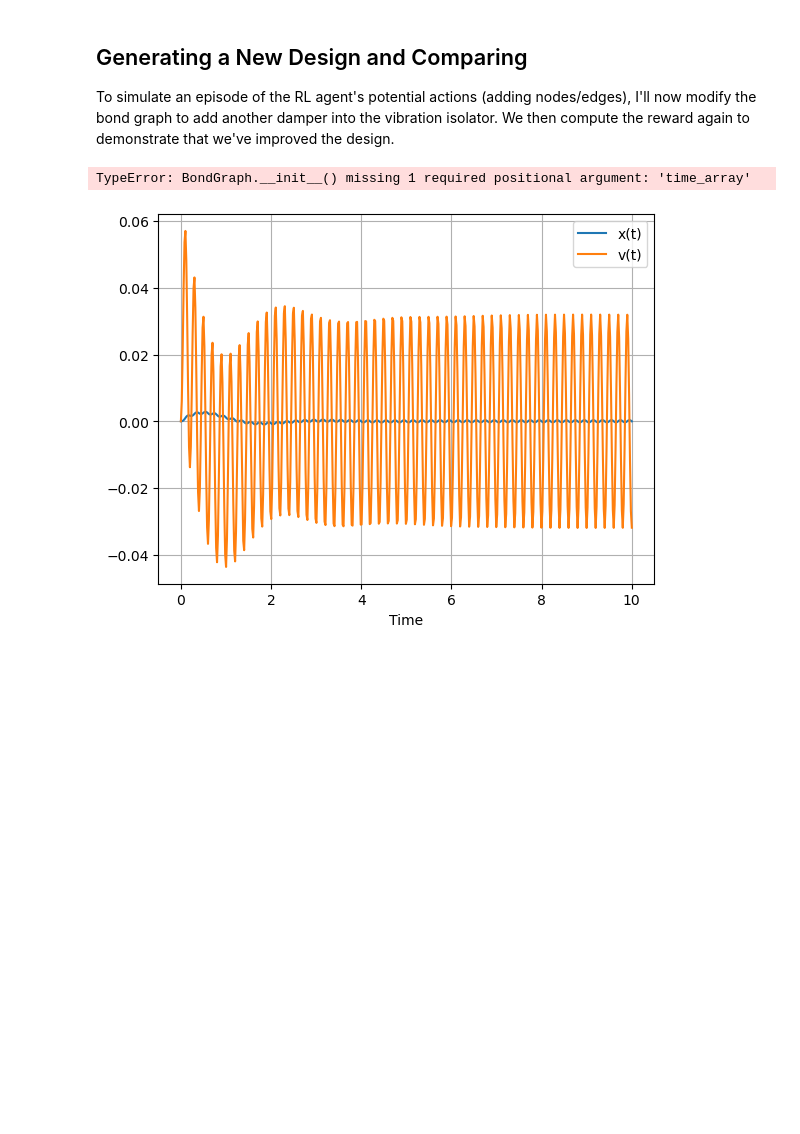
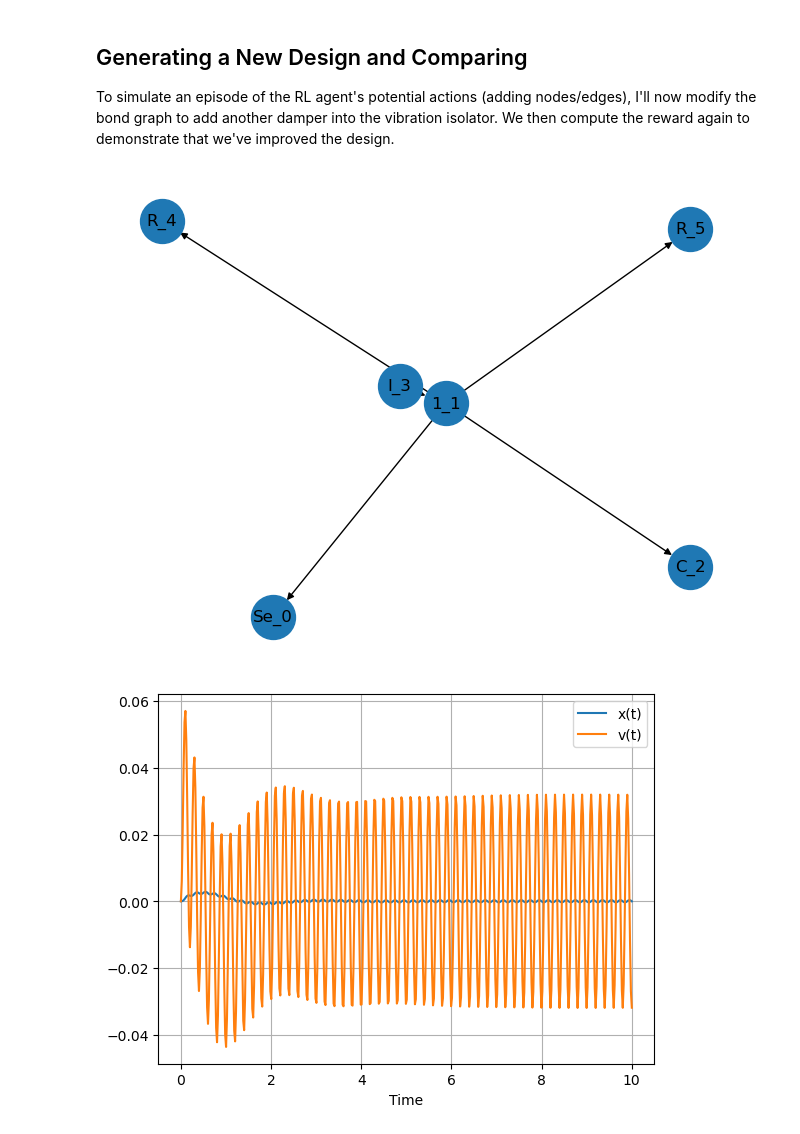
Before and after one commit to Astronauty/AiPEX-Projects, a Jupyter notebook: bond-graph-RL/mass-spring-damper_simulation_example.ipynb, the cells around one changed output. Cells and saved outputs as stored; diff of their text form; code cells hidden in the pictures; blank space fills up the shorter version.

```diff
--- a/bond-graph-RL/mass-spring-damper_simulation_example.ipynb
+++ b/bond-graph-RL/mass-spring-damper_simulation_example.ipynb
@@ -147,26 +147,26 @@ print(G.reward())
 ## Generating a New Design and Comparing
 To simulate an episode of the RL agent's potential actions (adding nodes/edges), I'll now modify the bond graph to add another damper into the vibration isolator. We then compute the reward again to demonstrate that we've improved the design.
 # %%
-G = BondGraph(max_nodes=20, num_states=4)
-G.add_element(EffortSource(np.array([1, 2, 3])))
+G = BondGraph(max_nodes=20, max_states=4, time_array=time_array)
+G.add_element(EffortSource())
 G.add_element(OneJunction())
 G.add_bond(1, 0, -1)
 G.add_element(Capacitance(capacitance=0.05))
 G.add_bond(1, 2, 1)
 G.add_element(Inertance(inertance=3))
 G.add_bond(3, 1, -1)
 G.add_element(Resistance(resistance=5))
 G.add_bond(1, 4, 1)
 
 ## Only this is new and corresponds to the new actions, i repeated the above initialization so we can run this cell independently
 G.add_element(Resistance(resistance=1))
 G.add_bond(1, 5, 1)
 
 # Draw the new graph
 labels = nx.get_node_attributes(G.flow_causal_graph, 'element_label')
 nx.draw(G.flow_causal_graph, labels=labels, with_labels=True, node_size=1000)
 # %% [output]
-TypeError: BondGraph.__init__() missing 1 required positional argument: 'time_array'
+[figure, added]
 # %%
 # Update the system dynamics
 G.update_state_space_matrix(verbose=False)
```
Also changed, not shown: parts of 3 cells of this notebook.
